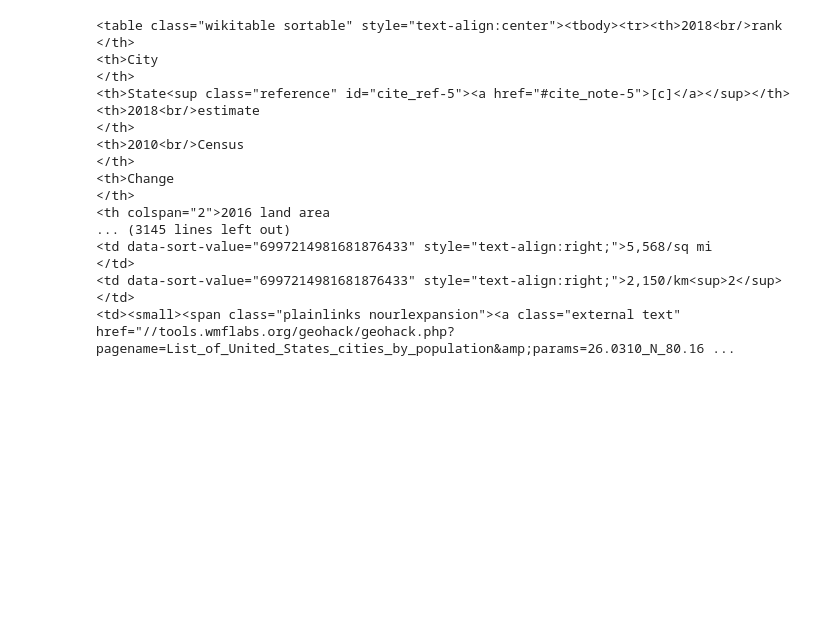
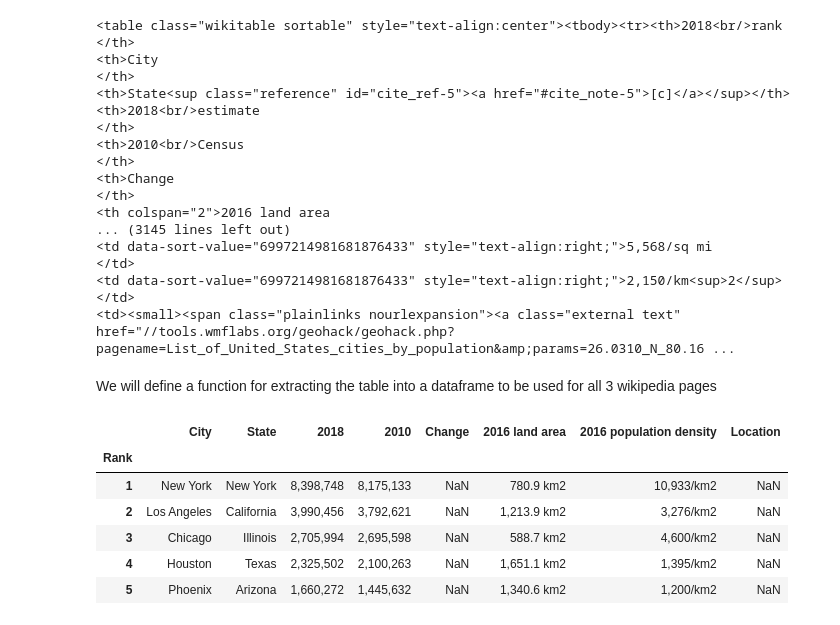
Before and after one commit to dchaas/Coursera_Capstone, a Jupyter notebook: Find_the_next_NBA_City.ipynb, the cells around one changed output. Saved outputs shown, nothing was run; the diff lists cells and outputs as text; code cells hidden in the pictures; blank space fills up the shorter version.

```diff
--- a/Find_the_next_NBA_City.ipynb
+++ b/Find_the_next_NBA_City.ipynb
@@ -78,3 +68,60 @@ table
 </td>
 <td data-sort-value="6997214981681876433" style="text-align:right;">2,150/km<sup>2</sup></td>
 <td><small><span class="plainlinks nourlexpansion"><a class="external text" href="//tools.wmflabs.org/geohack/geohack.php?pagename=List_of_United_States_cities_by_population&amp;params=26.0310_N_80.16 ...
+# %% [markdown]
+We will define a function for extracting the table into a dataframe to be used for all 3 wikipedia pages
+# %%
+def get_table_data(table):
+
+    # Extract the column names
+    columns = []
+    for c in table.find_all('th'):
+        columns.append(c.contents[0].strip())
+
+    # get the remaining elements based on the length of the column headers
+    num_cols = len(columns)
+    # create an empty dataframe with the columns discovered
+    df = pd.DataFrame()
+
+    i=0
+    row=[]
+
+    for td in table.find_all('td'):
+        # give a null value if the length of the span element is > 2
+        if td.find('span')!=None:
+            if len(td.find_all('span'))>2:
+                row.append(np.nan)
+            elif td.find('span').get_text()=='':
+                row.append(np.nan)
+            elif td.find('a')!=None:
+                row.append(td.find('a').get_text())
+        # if it's a name with a link, get the name out of the link otherwise just append it to the row
+        elif td.find('a')!=None:
+            row.append(td.find('a').get_text())
+        elif ('data-sort-value' in td.attrs) and (td.find('sup')==None):
+            i=i-1
+        elif ('data-sort-value' in td.attrs) and (td.find('sup')!=None):
+            row.append(td.get_text())
+        else:
+            row.append(td.get_text().strip())
+        i+=1
+        # once the number of elements in the rows equals the number of columns, add it to the df and reset the row
+        if i==num_cols:
+            i=0
+            df = df.append(pd.DataFrame(row).T)
+            row=[]
+    columns[0]='Rank'
+    df.columns=columns
+    df.set_index('Rank', inplace=True)
+    return df
+
+df = get_table_data(table)
+df.head()
+# %% [output]
+|  | City | State | 2018 | 2010 | Change | 2016 land area | 2016 population density | Location |
+| Rank |  |  |  |  |  |  |  |  |
+| 1 | New York | New York | 8,398,748 | 8,175,133 | NaN | 780.9 km2 | 10,933/km2 | NaN |
+| 2 | Los Angeles | California | 3,990,456 | 3,792,621 | NaN | 1,213.9 km2 | 3,276/km2 | NaN |
+| 3 | Chicago | Illinois | 2,705,994 | 2,695,598 | NaN | 588.7 km2 | 4,600/km2 | NaN |
+| 4 | Houston | Texas | 2,325,502 | 2,100,263 | NaN | 1,651.1 km2 | 1,395/km2 | NaN |
+| 5 | Phoenix | Arizona | 1,660,272 | 1,445,632 | NaN | 1,340.6 km2 | 1,200/km2 | NaN |
```
Also changed, not shown: parts of 3 cells of this notebook.
